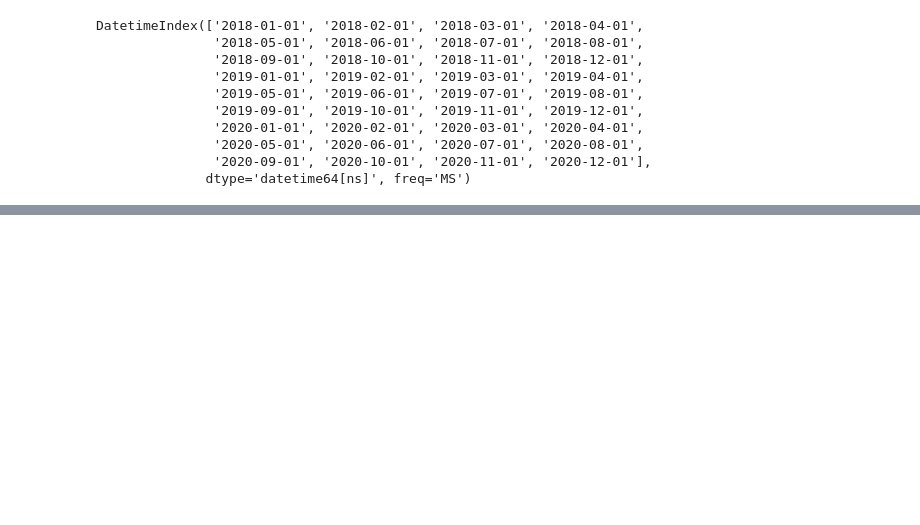
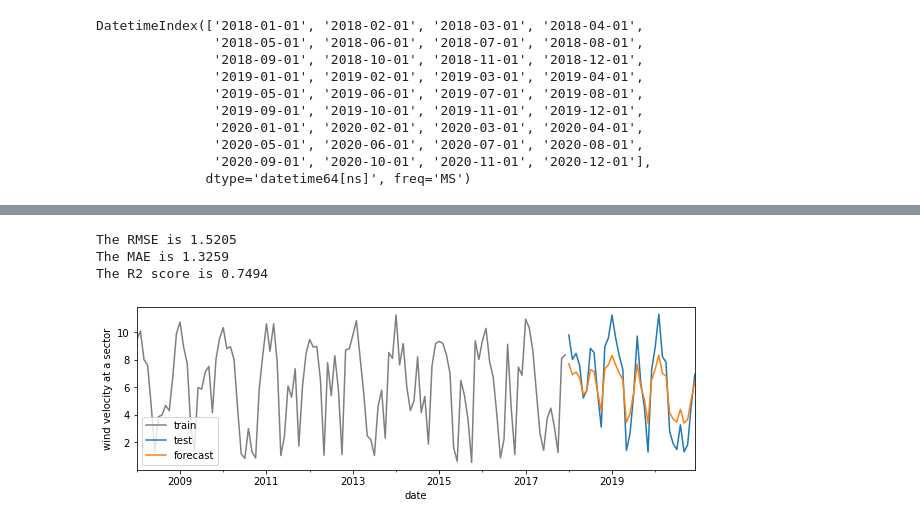
Before and after one commit to janpasia/eskwelabs-capstone, a Jupyter notebook: 04_eda_time_series_fitting.ipynb, the cells around one changed output, grey strips where cells are left out. Saved outputs shown, nothing was run; the diff lists cells and outputs as text; code cells hidden in the pictures; blank space fills up the shorter version.

```diff
--- a/04_eda_time_series_fitting.ipynb
+++ b/04_eda_time_series_fitting.ipynb
@@ -716,0 +468,16 @@ The R2 score is -32.1377
+# %%
+# LSTM RelU activation
+ru_train_df = maxv_train_df.reset_index()
+ru_test_df = maxv_test_df.reset_index()
+ru_train_df = ru_train_df.append(ru_test_df.iloc[0:1]).reset_index(drop=True)
+ru_matrix = get_lstm_forecast(ru_train_df, ru_test_df)
+
+plot_forecast(maxv_train_df,
+              maxv_test_df,
+              unpack_forecast_matrix(ru_matrix, maxv_test_df.reset_index()[["date", feature]]).set_index("date"),
+              feature)
+# %% [output]
+The RMSE is 1.5205
+The MAE is 1.3259
+The R2 score is 0.7494
+[figure, added]
```
Also changed, not shown: parts of 66 cells of this notebook.
